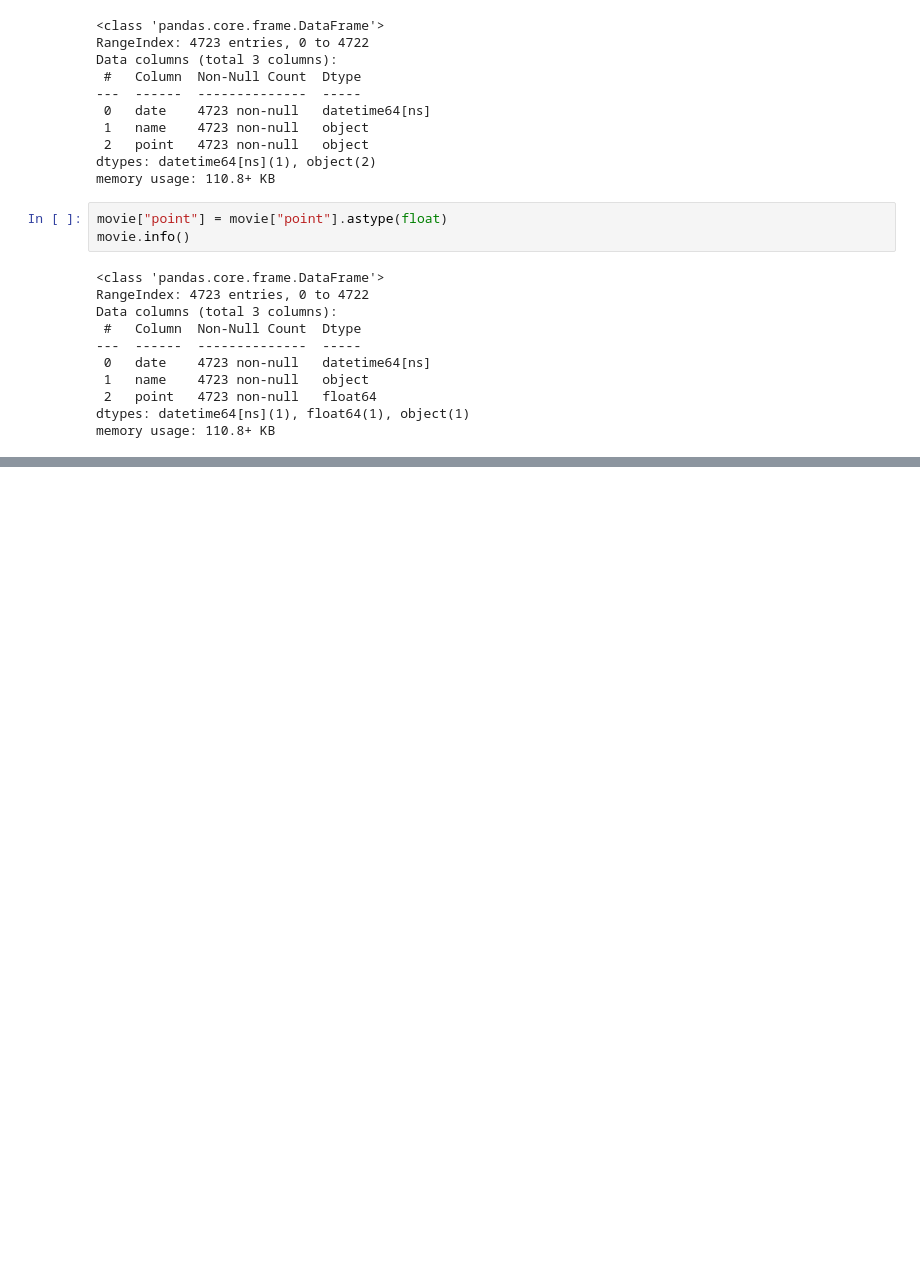
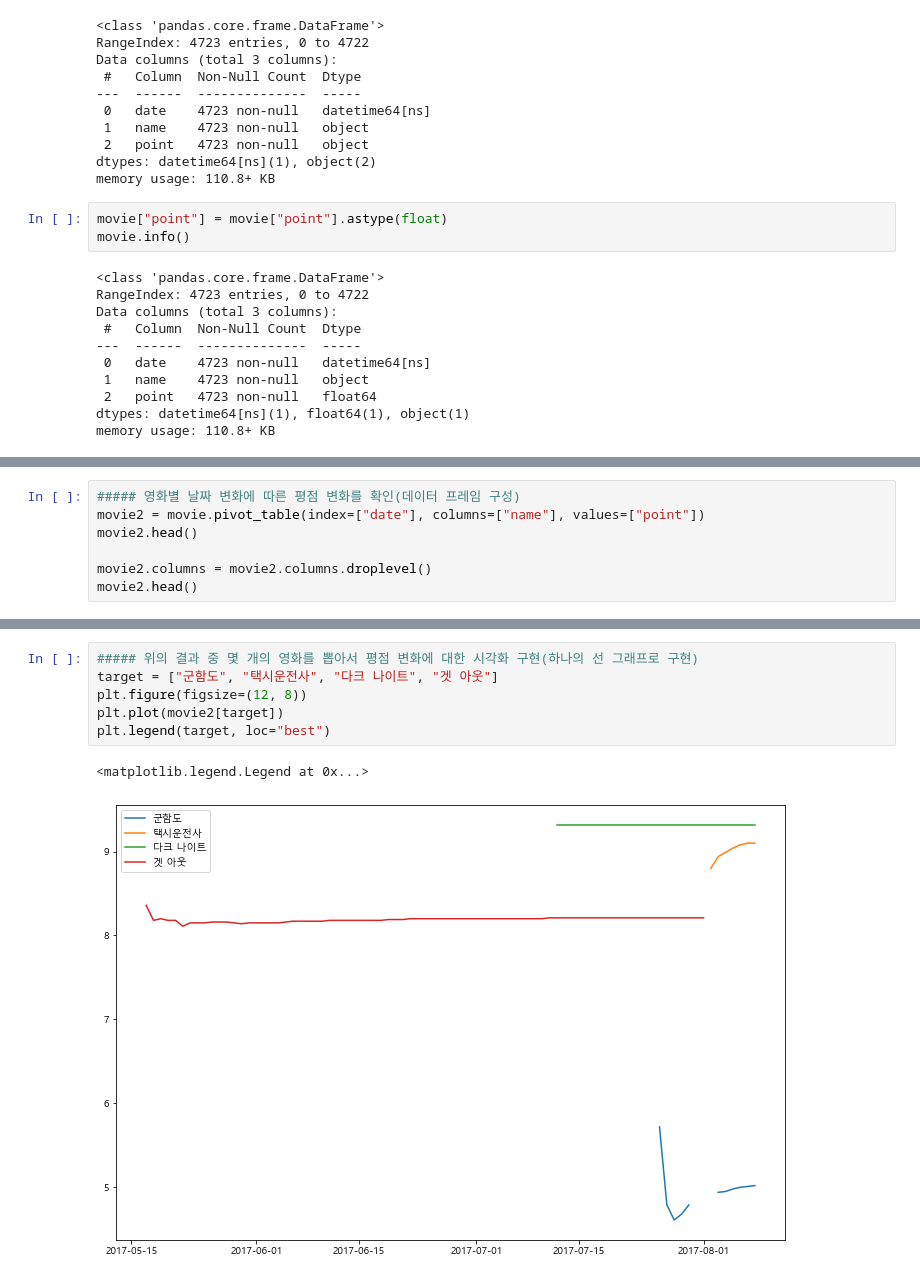
Before and after one commit to NikeLee/pythonwork, a Jupyter notebook: analysis/8_WebCrawling_Example.ipynb, the cells around one changed output, grey strips where cells are left out. Cells and saved outputs as stored; diff of their text form; blank space fills up the shorter version.

```diff
--- a/analysis/8_WebCrawling_Example.ipynb
+++ b/analysis/8_WebCrawling_Example.ipynb
@@ -394,0 +432,7 @@ memory usage: 110.8+ KB
+# %%
+##### 영화별 날짜 변화에 따른 평점 변화를 확인(데이터 프레임 구성)
+movie2 = movie.pivot_table(index=["date"], columns=["name"], values=["point"])
+movie2.head()
+
+movie2.columns = movie2.columns.droplevel()
+movie2.head()
@@ -394,0 +448,9 @@ memory usage: 110.8+ KB
+# %%
+##### 위의 결과 중 몇 개의 영화를 뽑아서 평점 변화에 대한 시각화 구현(하나의 선 그래프로 구현)
+target = ["군함도", "택시운전사", "다크 나이트", "겟 아웃"]
+plt.figure(figsize=(12, 8))
+plt.plot(movie2[target])
+plt.legend(target, loc="best")
+# %% [output]
+<matplotlib.legend.Legend at 0x...>
+[figure, added]
```
Also changed, not shown: parts of 4 cells of this notebook, 3 other files.
